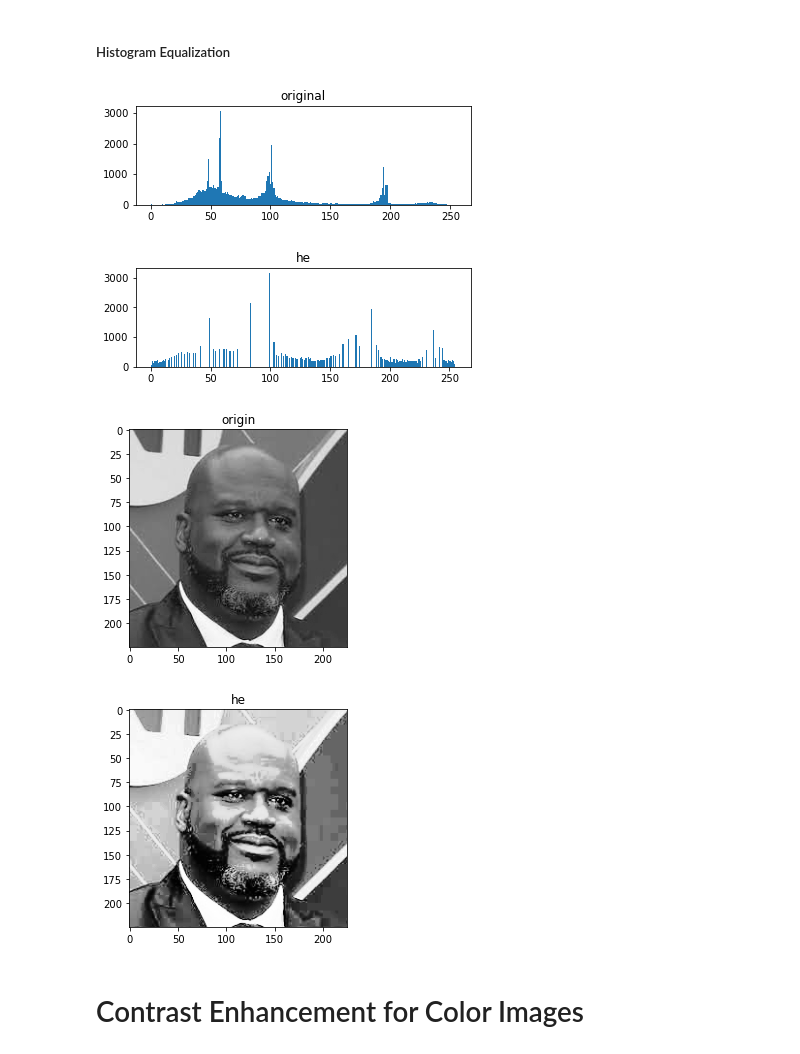
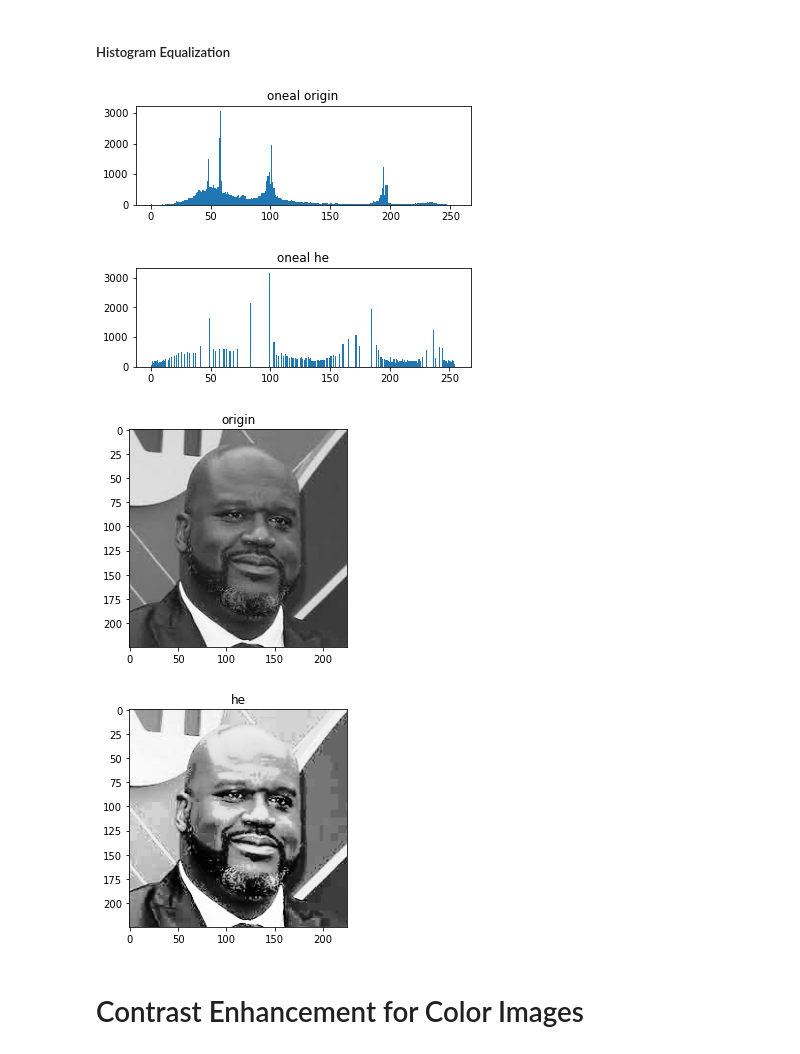
Before and after one commit to frankye1000/NYCU-ImageProcessing, a Jupyter notebook: HW1/HW1.ipynb, the cells around one changed output. Saved outputs shown, nothing was run; the diff lists cells and outputs as text; code cells hidden in the pictures.

```diff
--- a/HW1/HW1.ipynb
+++ b/HW1/HW1.ipynb
@@ -140,12 +122,15 @@ plt.imsave('lbj_original.png', lbj_gray, cmap='Greys_r')
 ##### gamma correction(指數變換): s = c * r ** gamma
 # %%
 def gamma_correction(a, gamma):
-    c = 1  # 參數 大部分設成1
+    '''
+    gamma:contrast enhancement
+    '''
+    c = 1
     s = c * a ** gamma
     return s
 # %%
-gammalist = [0.04, 0.1, 0.2, 0.4, 0.67, 1, 1.5, 2.5, 5, 10, 25]
-for gamma in gammalist:
+gammalist = [0.67, 1, 2.5, 5, 10]
+for i, gamma in enumerate(gammalist):
     s = gamma_correction(curry_gray, gamma)
     plt.title('gamma {}'.format(gamma))
     plt.imshow(s, cmap='Greys_r')
@@ -165,50 +144,50 @@ for gamma in gammalist:
 # %% [markdown]
 ##### Histogram Equalization
 # %%
-def he(a):
-    # 劃出未he的長條圖
+def he(a, title_o, title_a):
+    # plot origin histogram
     original = a.reshape(-1)
     plt.subplot(2,1,1)
-    plt.title('original')
+    plt.title(title_o)
     plt.hist(original, bins=256)
     plt.show()
 
 
-    # 參考:https://codeinfo.space/imageprocessing/histogram-equalization/
+    # reference:https://codeinfo.space/imageprocessing/histogram-equalization/
     hist, bins = np.histogram(a.reshape(-1), bins=256, range=[0,255])
-    pdf = hist/a.size                                  # hist(出現次數)/總像素點 = 機率 (pdf)
-    cdf = pdf.cumsum()                                 # 將每一個灰度級的機率利用cumsum()累加，變「累積概率」(cdf)
-    equ_value = np.around(cdf * 255).astype('uint8')   #將cdf的結果，乘以255，再四捨五入，得出「均衡化值」
+    pdf = hist/a.size                                  # pdf
+    cdf = pdf.cumsum()                                 # cdf
+    equ_value = np.around(cdf * 255).astype('uint8')   # round(cdf*255)
 
-    img2int = np.around(a.reshape(-1)).astype(int)     # 將灰度轉成int
+    img2int = np.around(a.reshape(-1)).astype(int)     # float to int
 
     temp = np.zeros(a.reshape(-1).shape[0])
-    for i, pixel in enumerate(img2int):                # 轉成均衡化的灰度
+    for i, pixel in enumerate(img2int):
         temp[i] = equ_value[pixel]
 
     he = temp.reshape((a.shape[0], a.shape[1]))
 
-    # 畫直方灰度圖
+    # plot histogram equalization
     plt.subplot(2,1,2)
     plt.hist(temp, bins=256)
-    plt.title('he')
+    plt.title(title_a)
     plt.show()
 
     return he
 # %%
-shaq_he = he(shaq_gray)
+shaq_he = he(shaq_gray, "oneal origin", "oneal he")
 
-# 畫出未he原圖
+# plot origin image
 plt.imshow(shaq_gray, cmap='Greys_r')
 plt.title("origin")
 plt.show()
 
 plt.imshow(shaq_he, cmap='Greys_r')
 plt.title("he")
 plt.show()
 # %% [output]
-[figure, old version]
+[figure, new version]
-[figure, old version]
+[figure, new version]
 [figure]
 [figure]
 # %% [markdown]
```
Also changed, not shown: parts of 24 cells of this notebook, 5 other files.
